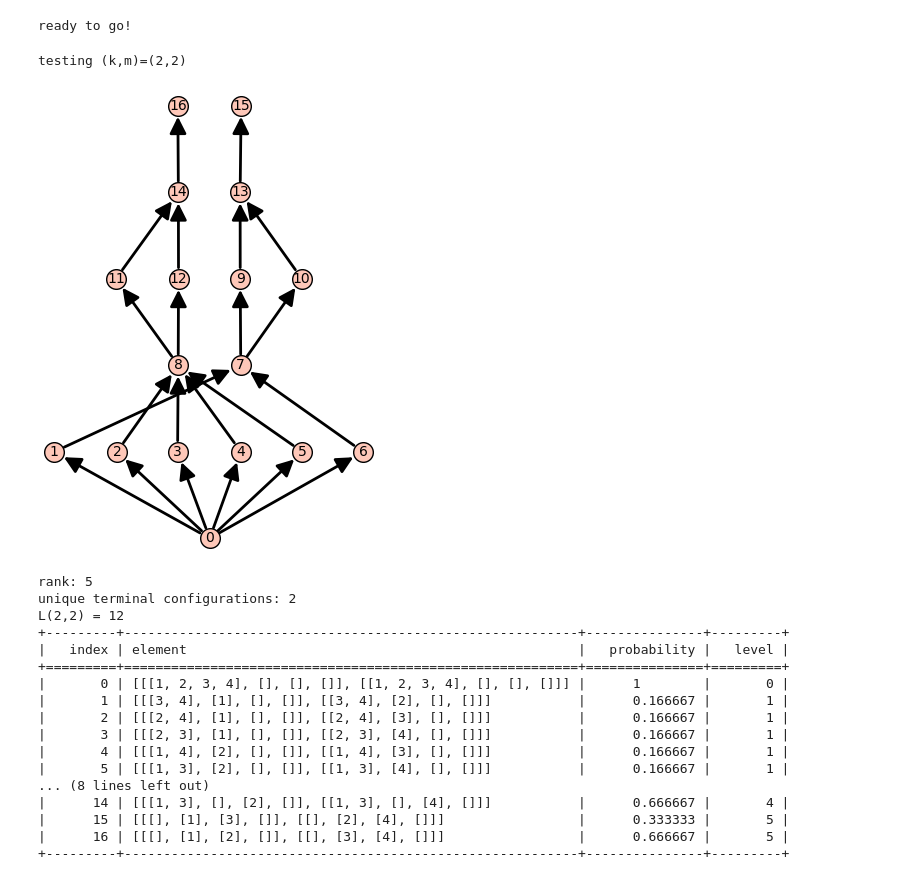
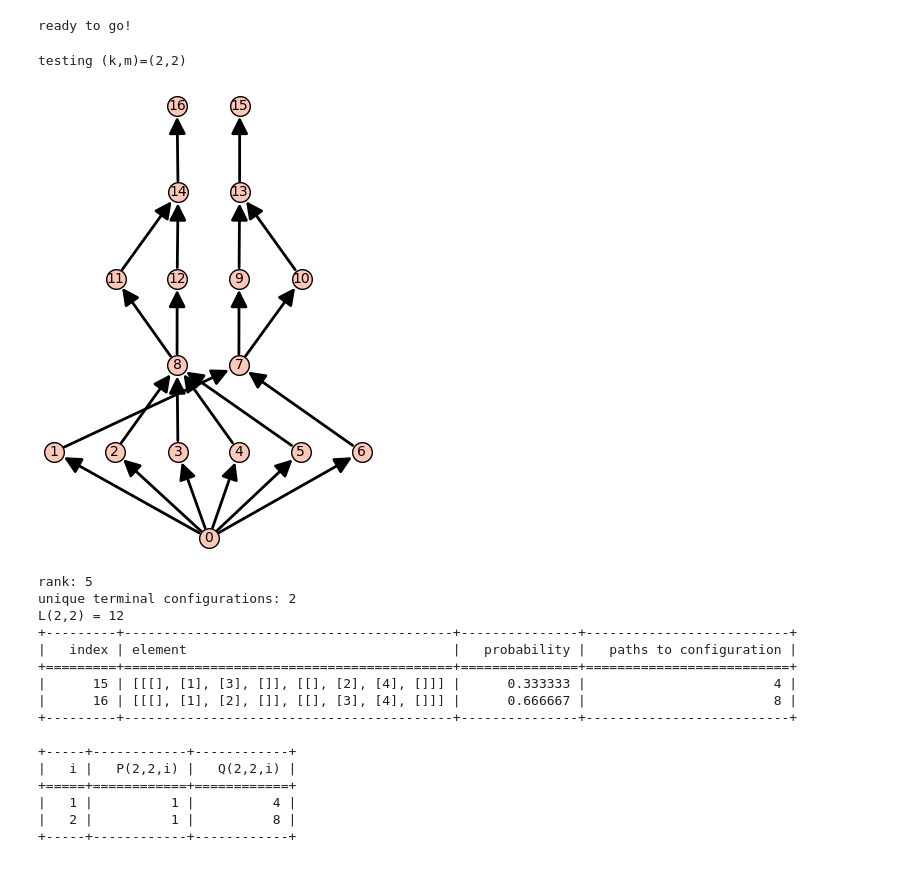
Before and after one commit to gonz0800/UMNs25-chip-firing, a Jupyter notebook: star-fire-poset-cndnsd.ipynb, the cells around one changed output. Saved outputs shown, nothing was run; the diff lists cells and outputs as text; code cells hidden in the pictures.

```diff
--- a/star-fire-poset-cndnsd.ipynb
+++ b/star-fire-poset-cndnsd.ipynb
@@ -275,33 +306,36 @@ ready to go!
 # %%
 # test
 
 k=2
 m=2
 print_poset = True
-print_all_or_terminal = 'all'
+print_rank = True
+print_num_terms = True
+print_Lkm = True
+print_all_or_terminal = 'terminal'
 print_probabilities = True
 print_paths = True
 print_levels = True
+print_PQ = True
 table_format = 'outline'
 
-optionsTestStar(k,m,print_poset,print_all_or_terminal,print_probabilities,print_paths,print_levels,table_format)
+optionsTestStar(k,m,print_poset,print_rank,print_num_terms,print_Lkm,print_all_or_terminal,print_probabilities,print_paths,print_levels,print_PQ,table_format)
 # %% [output]
 testing (k,m)=(2,2)
-[figure, old version]
+[figure, new version]
 rank: 5
 unique terminal configurations: 2
 L(2,2) = 12
-+---------+----------------------------------------------------------+---------------+---------+
-|   index | element                                                  |   probability |   level |
-+=========+==========================================================+===============+=========+
-|       0 | [[[1, 2, 3, 4], [], [], []], [[1, 2, 3, 4], [], [], []]] |      1        |       0 |
-|       1 | [[[3, 4], [1], [], []], [[3, 4], [2], [], []]]           |      0.166667 |       1 |
-|       2 | [[[2, 4], [1], [], []], [[2, 4], [3], [], []]]           |      0.166667 |       1 |
-|       3 | [[[2, 3], [1], [], []], [[2, 3], [4], [], []]]           |      0.166667 |       1 |
-|       4 | [[[1, 4], [2], [], []], [[1, 4], [3], [], []]]           |      0.166667 |       1 |
-|       5 | [[[1, 3], [2], [], []], [[1, 3], [4], [], []]]           |      0.166667 |       1 |
-... (8 lines left out)
-|      14 | [[[1, 3], [], [2], []], [[1, 3], [], [4], []]]           |      0.666667 |       4 |
-|      15 | [[[], [1], [3], []], [[], [2], [4], []]]                 |      0.333333 |       5 |
-|      16 | [[[], [1], [2], []], [[], [3], [4], []]]                 |      0.666667 |       5 |
-+---------+----------------------------------------------------------+---------------+---------+
++---------+------------------------------------------+---------------+--------------------------+
+|   index | element                                  |   probability |   paths to configuration |
++=========+==========================================+===============+==========================+
+|      15 | [[[], [1], [3], []], [[], [2], [4], []]] |      0.333333 |                        4 |
+|      16 | [[[], [1], [2], []], [[], [3], [4], []]] |      0.666667 |                        8 |
++---------+------------------------------------------+---------------+--------------------------+
+
++-----+------------+------------+
+|   i |   P(2,2,i) |   Q(2,2,i) |
++=====+============+============+
+|   1 |          1 |          4 |
+|   2 |          1 |          8 |
++-----+------------+------------+
```
Also changed, not shown: parts of 2 cells of this notebook.
